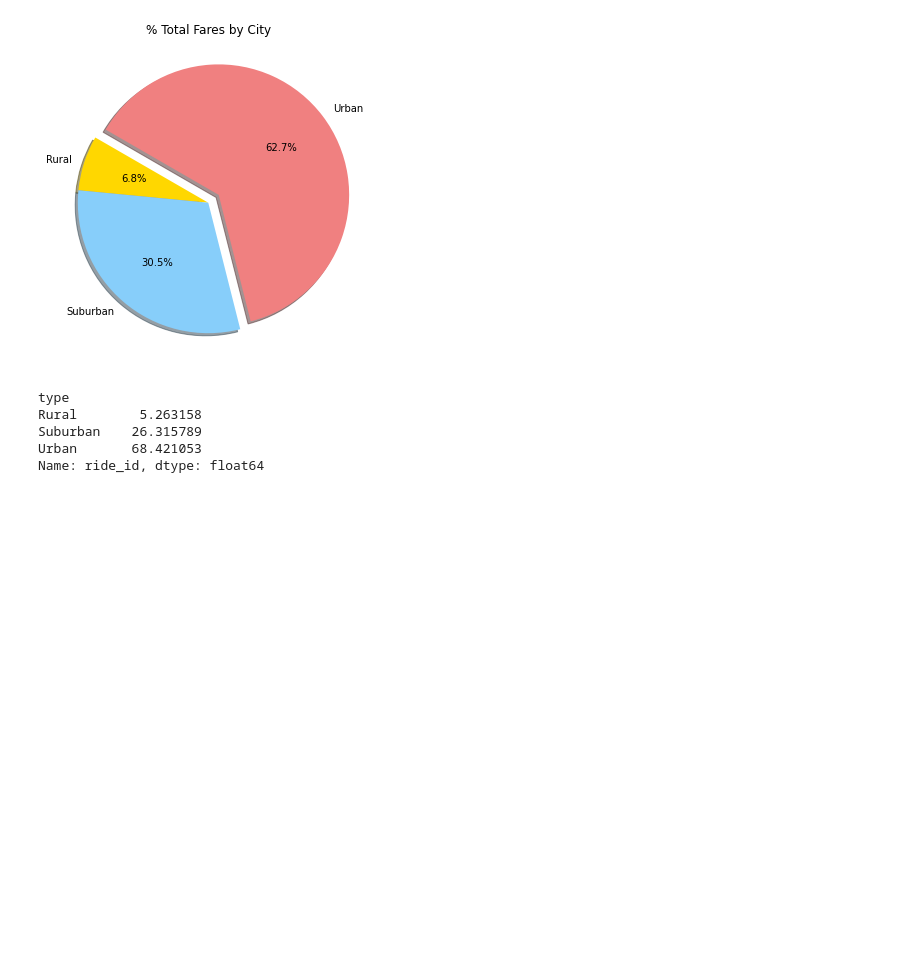
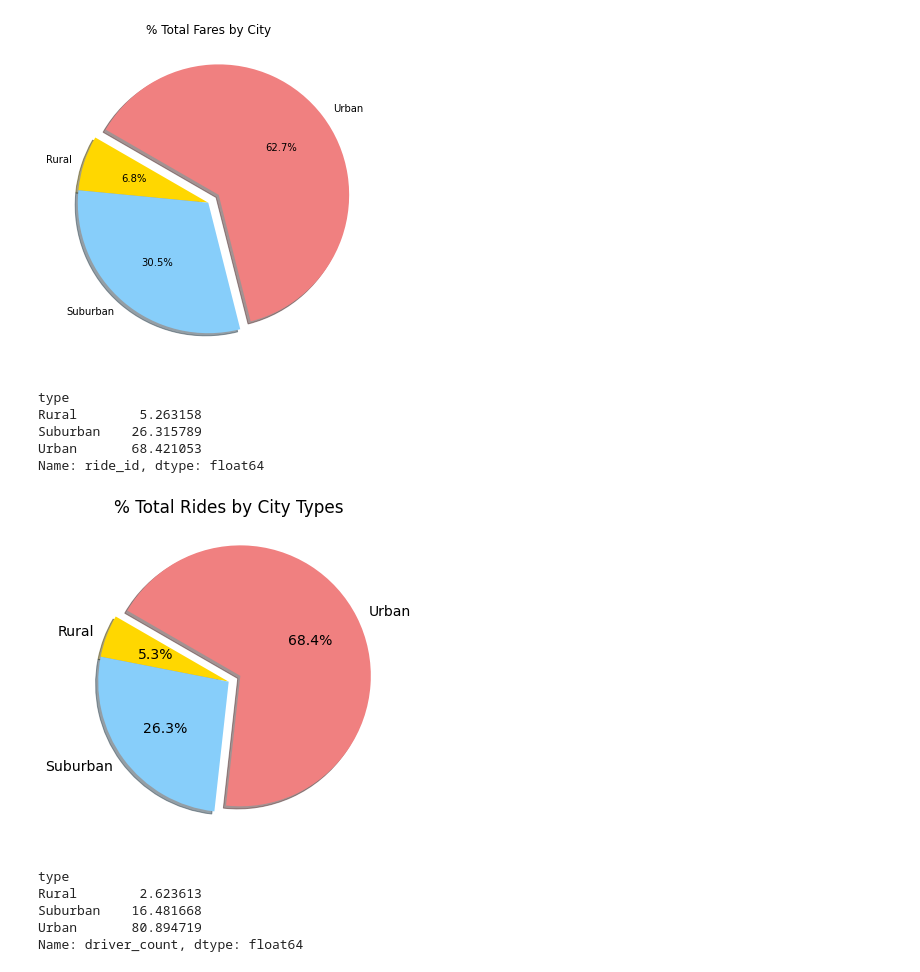
Before and after one commit to Redheadedmath/PyBer_Analysis, a Jupyter notebook: Pyber.ipynb, the cells around one changed output. Cells and saved outputs as stored; diff of their text form; code cells hidden in the pictures; blank space fills up the shorter version.

```diff
--- a/pre_challenge.ipynb
+++ b/Pyber.ipynb
@@ -532,10 +532,25 @@ Name: ride_id, dtype: float64
 # %%
 # Constructing pie chart for % Total Rides by City Types
 plt.subplots(figsize=(10,6))
 plt.pie(ride_percents, labels=["Rural", "Suburban", "Urban"],
        colors=["gold", "lightskyblue", "lightcoral"],
        explode=[0,0,0.1],
        autopct='%1.1f%%',
        shadow=True,
        startangle=150)
 plt.title("% Total Rides by City Types")
+mpl.rcParams['font.size'] = 14
+plt.savefig("Analysis/Fig6.png", dpi=300, bbox_inches='tight')
+plt.show()
+# %% [output]
+[figure, added]
+# %%
+# Repeating for pie chart for % Total Drivers by City Type
+driver_percents = 100 * city_data_df.groupby(["type"]).sum()["driver_count"] / city_data_df["driver_count"].sum()
+driver_percents
+# %% [output]
+type
+Rural        2.623613
+Suburban    16.481668
+Urban       80.894719
+Name: driver_count, dtype: float64
```
Also changed, not shown: 1 other file.
